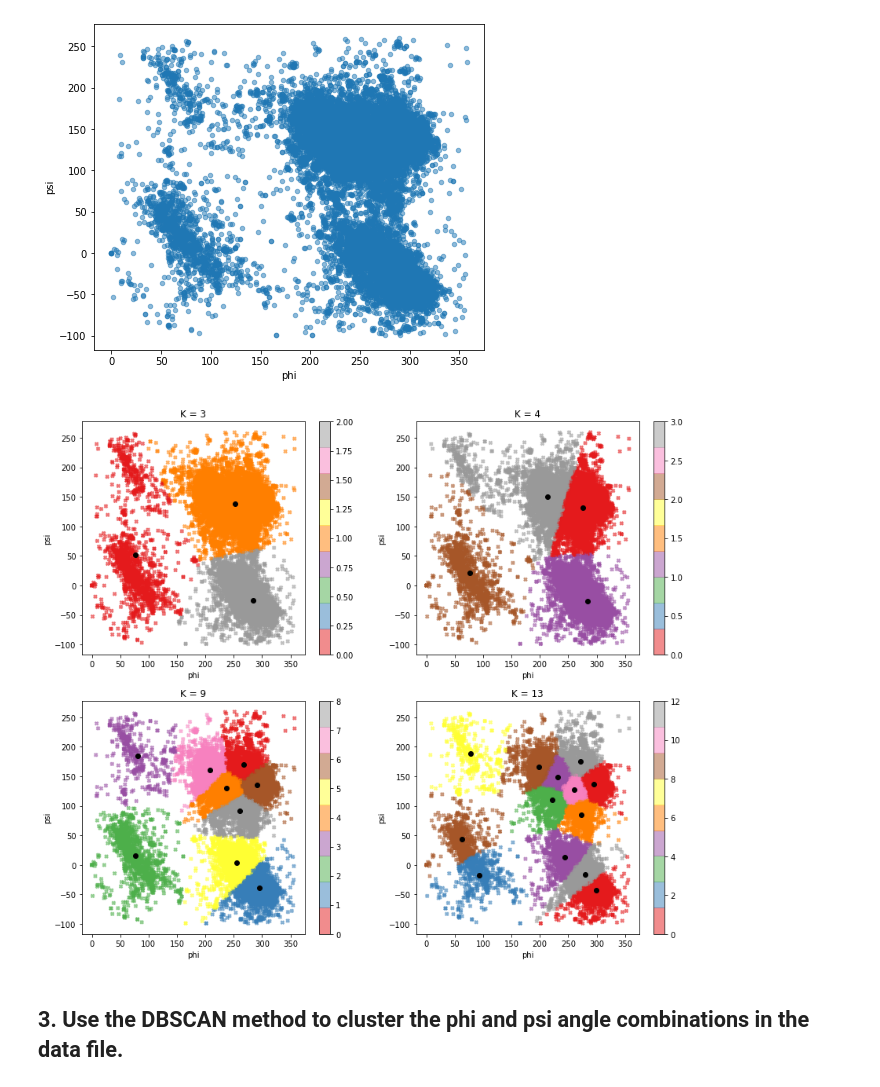
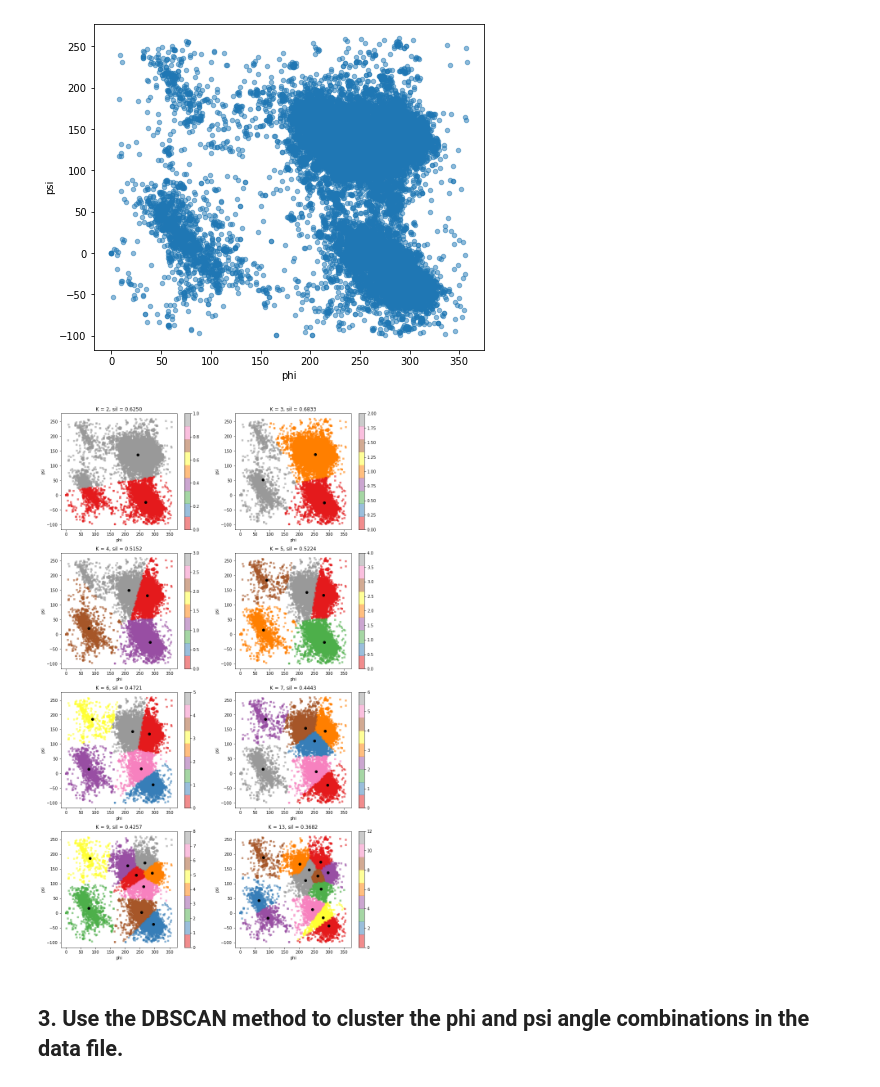
Before and after one commit to jerge/DAT405-DSC, a Jupyter notebook: Lab 3/Lab3.ipynb, the cells around one changed output. Cells and saved outputs as stored; diff of their text form; code cells hidden in the pictures.

```diff
--- a/Lab 3/Lab3.ipynb
+++ b/Lab 3/Lab3.ipynb
@@ -73,7 +65,8 @@ sns.heatmap(amount)
 from sklearn.cluster import KMeans
 from sklearn.metrics import silhouette_score
 
-ks = [5,6,9,7]
+ks = [2,3,4,5,6,7,9,13]
+dataNumbers = data[["phi", "psi"]].copy()
 
 plt.rcParams['figure.figsize'] = [2*7, int(len(ks)/2)*6]
 fig,axs = plt.subplots(int(len(ks)/2),2)
@@ -91,7 +84,7 @@ for i,k in enumerate(ks):
 
 ### b.Validate the clusters that are found with the chosen value of K. Hint: See the slides for Lecture 6, Section Validating clustering.
 # %%
-k = 9
+k = 3
 iterations = 6
 
 plt.rcParams['figure.figsize'] = [2*7, int(iterations/2)*6]
@@ -110,23 +103,4 @@ for i in range(iterations):
   sample.plot.scatter(x="phi", y="psi", alpha = 0.5, ax=axs[i], c=kmeans.labels_, cmap="Set1", marker='X')
   axs[i].scatter(x=clusters[:,0], y=clusters[:,1], c="Black")
 plt.show()
-
-'''
-ks = [7,7,7,7]
-
-plt.rcParams['figure.figsize'] = [len(ks)*7, 1*6]
-fig,axs = plt.subplots(1,len(ks))
-
-for i,k in enumerate(ks):
-  sample = data.sample(frac=1/4)
-  sampleNumbers = sample[['phi','psi']].copy()
-
-  kmeans = KMeans(n_clusters=k).fit(sampleNumbers)
-  clusters = kmeans.cluster_centers_
-  axs[i].set_title(f"K = {k}")
-
-  sample.plot.scatter(x="phi", y="psi", alpha = 0.5, ax=axs[i], c=kmeans.labels_, cmap="Set1", marker='X')
-  axs[i].scatter(x=clusters[:,0], y=clusters[:,1], c="Black")
-'''
-plt.show()
 # %% [output]
@@ -163,20 +137,20 @@ translated.plot.scatter(x="phi", y="psi", alpha = 0.5)
 <matplotlib.axes._subplots.AxesSubplot at 0x...>
 [figure]
 # %%
-ks = [3,4,9,13]
+ks = [2,3,4,5,6,7,9,13]
 
 plt.rcParams['figure.figsize'] = [2*7, int(len(ks)/2)*6]
 fig,axs = plt.subplots(int(len(ks)/2),2)
 axs = axs.flatten()
 
 for i,k in enumerate(ks):
-  kmeans = KMeans(n_clusters=k).fit(translated)
-  clusters = kmeans.cluster_centers_
-  axs[i].set_title(f"K = {k}")
-  translated.plot.scatter(x="phi", y="psi", alpha = 0.5, ax=axs[i], c=kmeans.labels_, cmap="Set1", marker='X')
-  axs[i].scatter(x=clusters[:,0], y=clusters[:,1], c="Black")
+    kmeans = KMeans(n_clusters=k).fit(translated)
+    clusters = kmeans.cluster_centers_
+    axs[i].set_title(f"K = {k}, sil = {silhouette_score(translated, kmeans.labels_):,.4f}")
+    translated.plot.scatter(x="phi", y="psi", alpha = 0.5, ax=axs[i], c=kmeans.labels_, cmap="Set1", marker='X')
+    axs[i].scatter(x=clusters[:,0], y=clusters[:,1], c="Black")
 # %% [output]
-[figure, old version]
+[figure, new version]
 # %% [markdown]
 ## 3. Use the DBSCAN method to cluster the phi and psi angle combinations in the data file.
 # %% [markdown]
```
Also changed, not shown: parts of 8 cells of this notebook.
